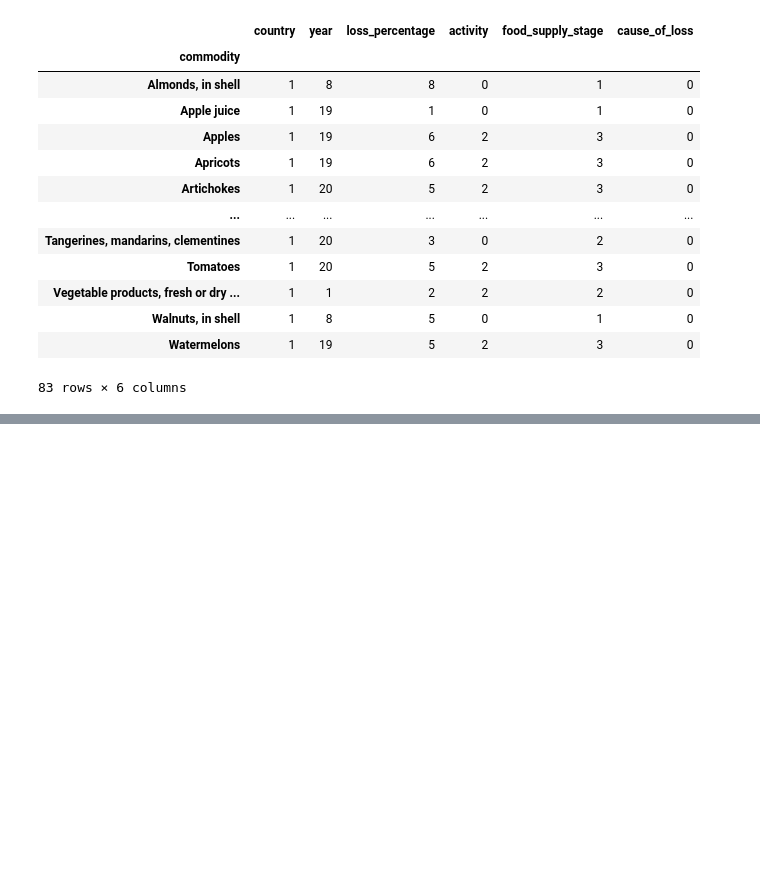
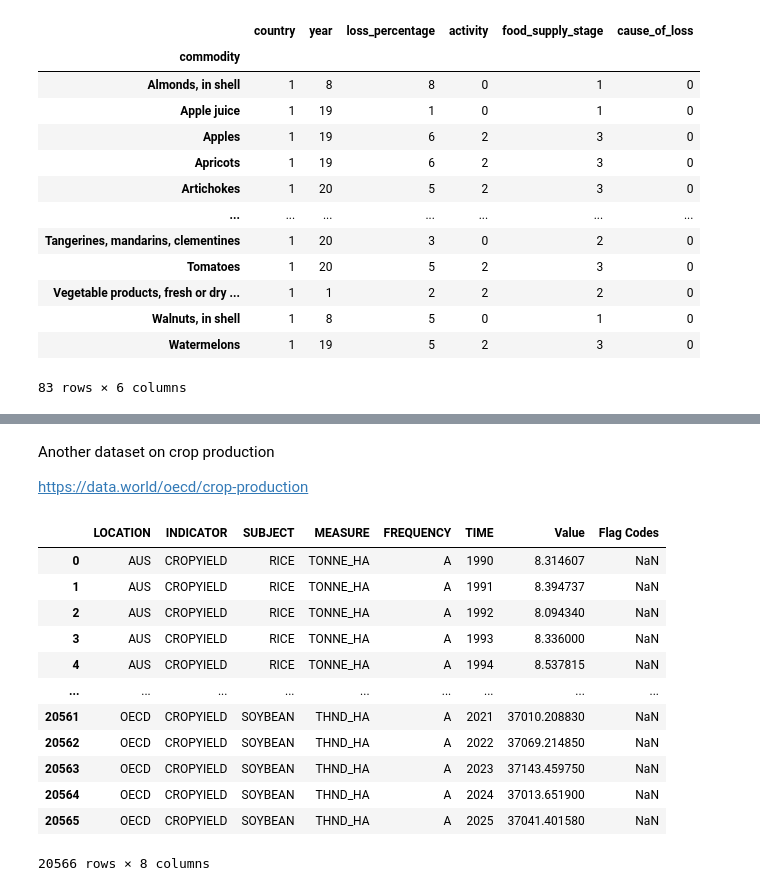
Before and after one commit to murathansygl/Food-Supply-Chain, a Jupyter notebook: eda.ipynb, the cells around one changed output, grey strips where cells are left out. Saved outputs shown, nothing was run; the diff lists cells and outputs as text; code cells hidden in the pictures; blank space fills up the shorter version.

```diff
--- a/eda.ipynb
+++ b/eda.ipynb
@@ -206,0 +259,22 @@ fig.show()
+# %% [markdown]
+Another dataset on crop production
+
+https://data.world/oecd/crop-production
+# %%
+df2=pd.read_csv("/Users/murathansaygili/Desktop/crop_production.csv")
+# %%
+df2
+# %% [output]
+|  | LOCATION | INDICATOR | SUBJECT | MEASURE | FREQUENCY | TIME | Value | Flag Codes |
+| 0 | AUS | CROPYIELD | RICE | TONNE_HA | A | 1990 | 8.314607 | NaN |
+| 1 | AUS | CROPYIELD | RICE | TONNE_HA | A | 1991 | 8.394737 | NaN |
+| 2 | AUS | CROPYIELD | RICE | TONNE_HA | A | 1992 | 8.094340 | NaN |
+| 3 | AUS | CROPYIELD | RICE | TONNE_HA | A | 1993 | 8.336000 | NaN |
+| 4 | AUS | CROPYIELD | RICE | TONNE_HA | A | 1994 | 8.537815 | NaN |
+| ... | ... | ... | ... | ... | ... | ... | ... | ... |
+| 20561 | OECD | CROPYIELD | SOYBEAN | THND_HA | A | 2021 | 37010.208830 | NaN |
+| 20562 | OECD | CROPYIELD | SOYBEAN | THND_HA | A | 2022 | 37069.214850 | NaN |
+| 20563 | OECD | CROPYIELD | SOYBEAN | THND_HA | A | 2023 | 37143.459750 | NaN |
+| 20564 | OECD | CROPYIELD | SOYBEAN | THND_HA | A | 2024 | 37013.651900 | NaN |
+| 20565 | OECD | CROPYIELD | SOYBEAN | THND_HA | A | 2025 | 37041.401580 | NaN |
+20566 rows × 8 columns
```
Also changed, not shown: parts of 29 cells of this notebook.
